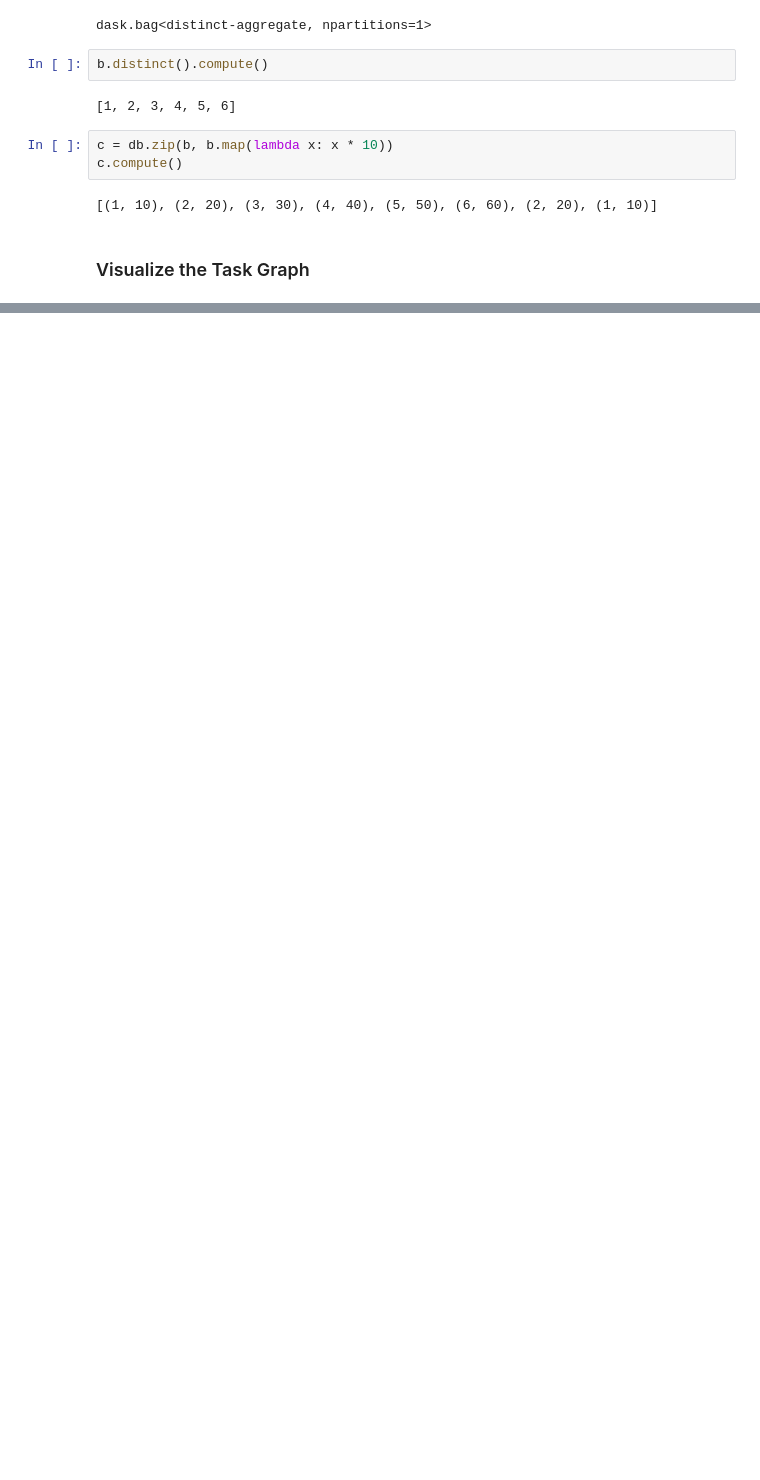
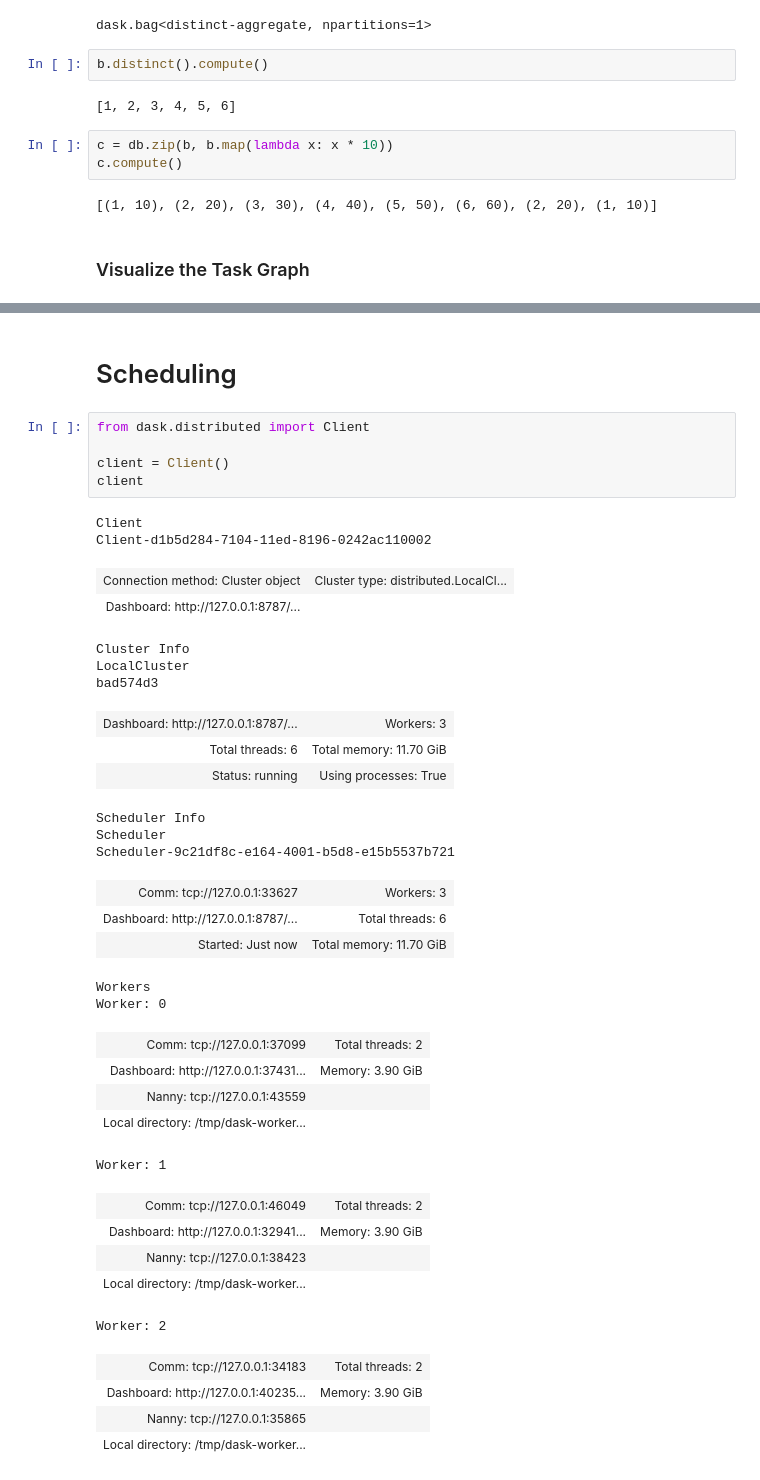
Before and after one commit to gpsaggese/umd_data605, a Jupyter notebook: projects/tutorial_dask/Dask_tutorial.ipynb, the cells around one changed output, grey strips where cells are left out. Drawn from its saved outputs; the diff is of its cells as text; blank space fills up the shorter version.

```diff
--- a/projects/tutorial_dask/Dask_tutorial.ipynb
+++ b/projects/tutorial_dask/Dask_tutorial.ipynb
@@ -336,0 +421,40 @@ c.compute()
+# %% [markdown]
+# Scheduling
+# %%
+from dask.distributed import Client
+
+client = Client()
+client
+# %% [output]
+Client
+Client-d1b5d284-7104-11ed-8196-0242ac110002
+| Connection method: Cluster object | Cluster type: distributed.LocalCl... |
+| Dashboard: http://127.0.0.1:8787/... |  |
+Cluster Info
+LocalCluster
+bad574d3
+| Dashboard: http://127.0.0.1:8787/... | Workers: 3 |
+| Total threads: 6 | Total memory: 11.70 GiB |
+| Status: running | Using processes: True |
+Scheduler Info
+Scheduler
+Scheduler-9c21df8c-e164-4001-b5d8-e15b5537b721
+| Comm: tcp://127.0.0.1:33627 | Workers: 3 |
+| Dashboard: http://127.0.0.1:8787/... | Total threads: 6 |
+| Started: Just now | Total memory: 11.70 GiB |
+Workers
+Worker: 0
+| Comm: tcp://127.0.0.1:37099 | Total threads: 2 |
+| Dashboard: http://127.0.0.1:37431... | Memory: 3.90 GiB |
+| Nanny: tcp://127.0.0.1:43559 |  |
+| Local directory: /tmp/dask-worker... |  |
+Worker: 1
+| Comm: tcp://127.0.0.1:46049 | Total threads: 2 |
+| Dashboard: http://127.0.0.1:32941... | Memory: 3.90 GiB |
+| Nanny: tcp://127.0.0.1:38423 |  |
+| Local directory: /tmp/dask-worker... |  |
+Worker: 2
+| Comm: tcp://127.0.0.1:34183 | Total threads: 2 |
+| Dashboard: http://127.0.0.1:40235... | Memory: 3.90 GiB |
+| Nanny: tcp://127.0.0.1:35865 |  |
+| Local directory: /tmp/dask-worker... |  |
```
Also changed, not shown: parts of 10 cells of this notebook, 1 other file.
